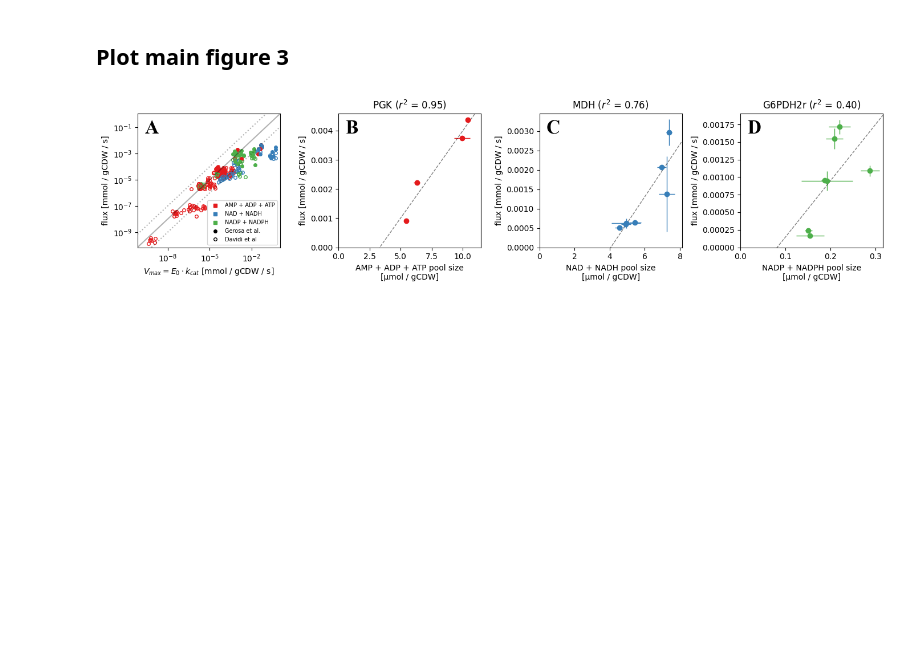
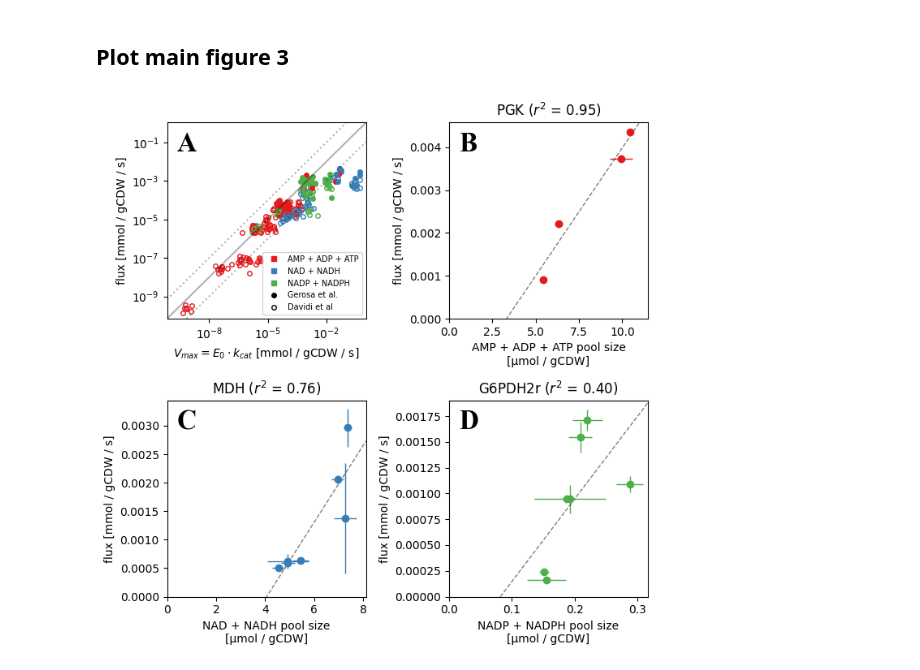
Before and after one commit to OSS-Lab/CoSubstrateDynamics, a Jupyter notebook: ecoli_validation/plot_flux_versus_bound.ipynb, the cells around one changed output. Saved outputs shown, nothing was run; the diff lists cells and outputs as text; code cells hidden in the pictures; blank space fills up the shorter version.

```diff
--- a/ecoli_validation/plot_flux_versus_bound.ipynb
+++ b/ecoli_validation/plot_flux_versus_bound.ipynb
@@ -234,9 +234,9 @@ figS3.savefig("res/figS3.pdf")
 ## Plot main figure 3
 # %%
 from matplotlib.font_manager import FontProperties
-fig3, axs = plt.subplots(1, 4, figsize=(14, 3.5), dpi=100)
+fig3, axs = plt.subplots(2, 2, figsize=(7, 7), dpi=100)
 
-ax = axs[0]
+ax = axs[0, 0]
 
 _df = joined_df[joined_df.flux_mmol_per_gCDW_sec > 0]
 _df.insert(0, "x", _df.kcat_x_adunbance_mmol_per_gCDW_sec)
@@ -290,7 +290,7 @@ _df = _df[_df.reaction_BiGG_ID.isin(bigg_ids)]
 _df = _df.sort_values("cycling_pool")
 _df
 
-for ax, ((cycling_pool, reaction), group_df) in zip(axs[1:].flat, _df.groupby(["cycling_pool","reaction_BiGG_ID"])):
+for ax, ((cycling_pool, reaction), group_df) in zip(axs.flat[1:], _df.groupby(["cycling_pool","reaction_BiGG_ID"])):
 
     x = group_df.cofactor_concentration_umol_per_gCDW.apply(nominal_value)
     xerr = group_df.cofactor_concentration_umol_per_gCDW.apply(std_dev)
@@ -301,31 +301,31 @@ for ax, ((cycling_pool, reaction), group_df) in zip(axs[1:].flat, _df.groupby(["
 
     #a = (x@y)/(x@x)  # slope of best fitting line without offset
 
     pearson_result = scipy.stats.pearsonr(x, y)
 
     A = np.vstack([x, np.ones(len(x))]).T
     lstsq_result, residuals, _, _ = np.linalg.lstsq(A, y, rcond=None)
     a, b = lstsq_result
 
     title = f"{reaction} ($r^2$ = {pearson_result.statistic**2:.2f})"
     maxx = max(x)*1.1
     ax.set_ylim([0, None])
     ax.set_xlim([0, maxx])
     ax.set_title(title)
     ax.plot([0, maxx], [b, a*maxx+b], "k--", linewidth=1, alpha=0.5)
 
     ax.set_ylabel("flux [mmol / gCDW / s]")
     ax.set_xlabel(f"{cycling_pool} pool size\n[μmol / gCDW]")
 
 font = FontProperties()
 font.set_family('serif')
 font.set_name('Times New Roman')
 font.set_size(24)
 font.set_weight("bold")
 for i, ax in enumerate(axs.flat):
     label = chr(ord("A")+i)
     ax.text(0.05, 0.95, label, transform=ax.transAxes, fontproperties=font, va='top')
 fig3.tight_layout()
 fig3.savefig("res/fig3.pdf")
 # %% [output]
-[figure, old version]
+[figure, new version]
```
Also changed, not shown: parts of 1 cell of this notebook, 5 other files.
